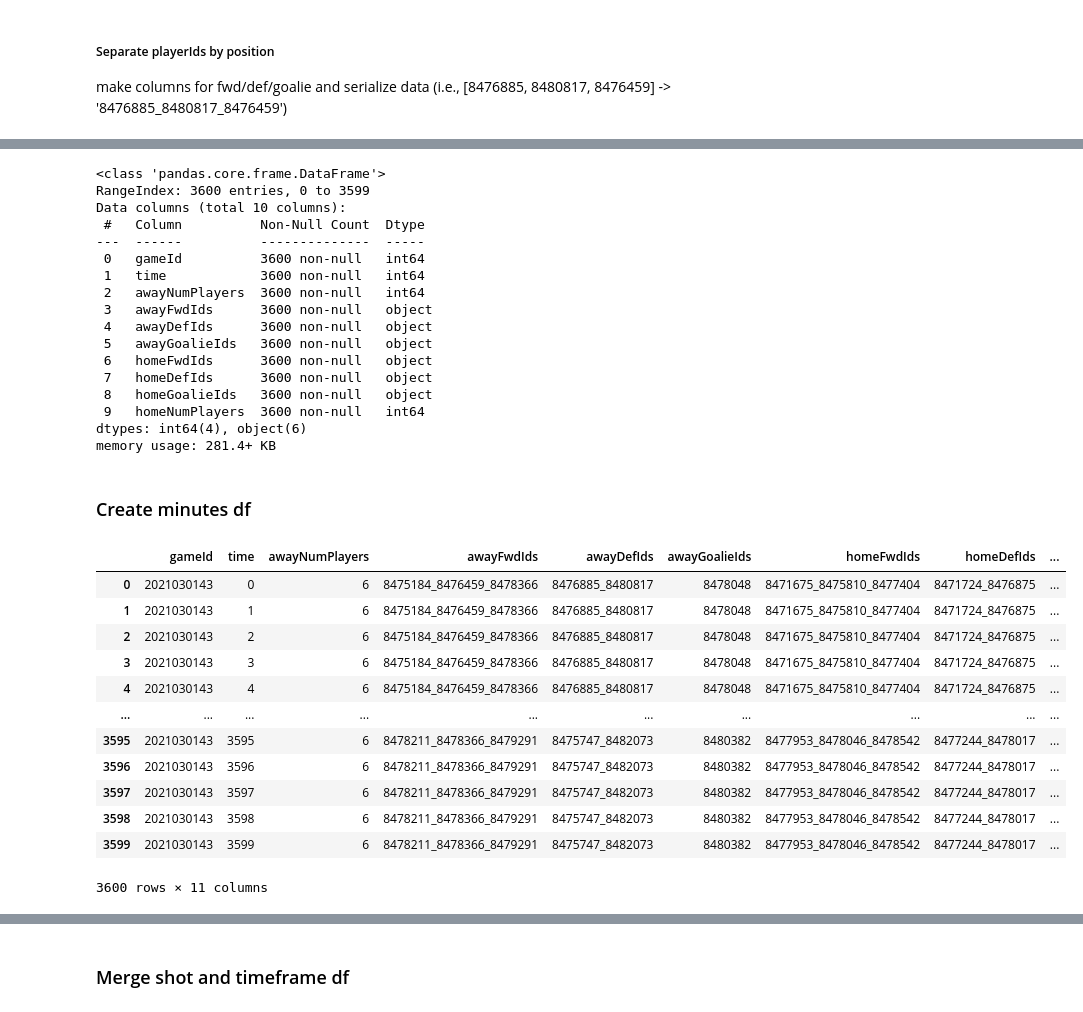
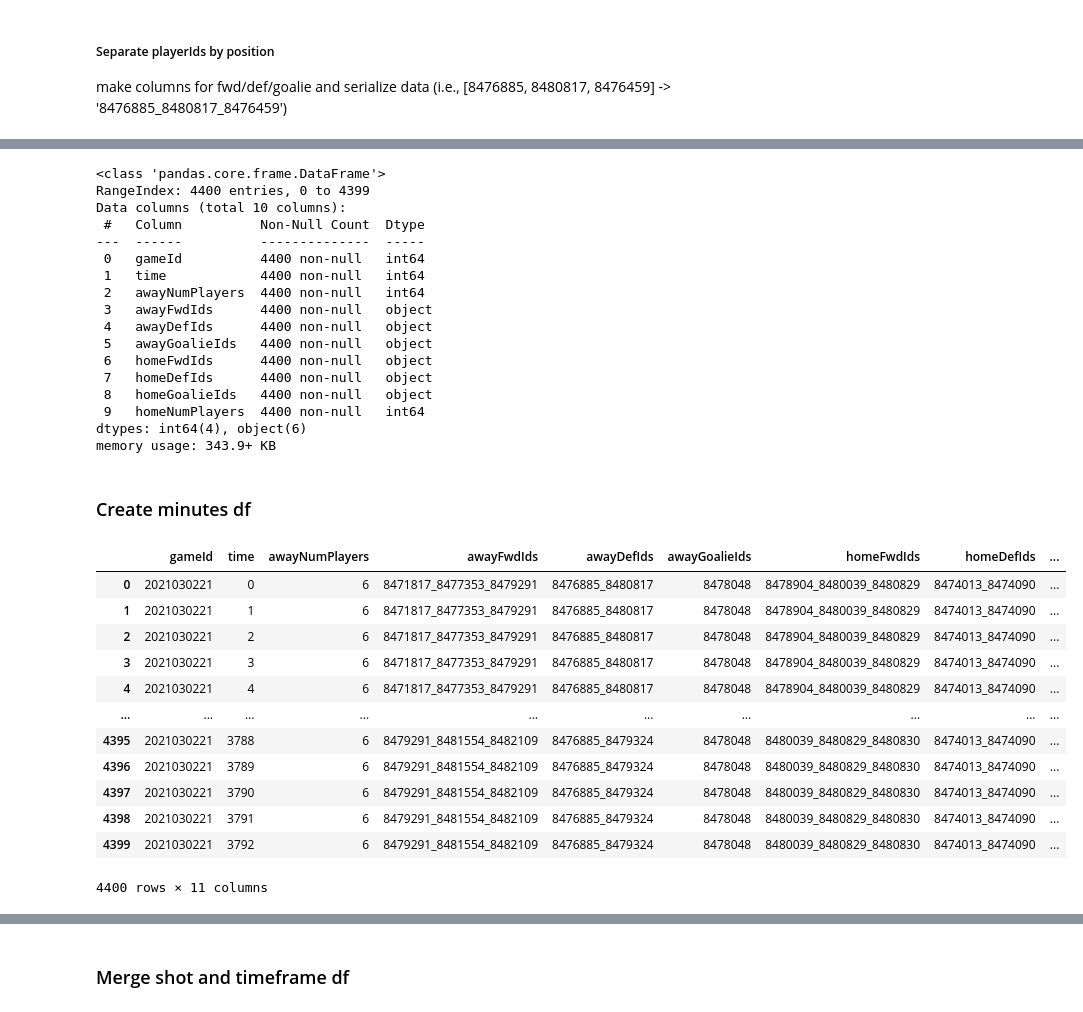
Before and after one commit to shawzy2/nhl_dashboard, a Jupyter notebook: notebook/scrape/events_miner.ipynb, the cells around one changed output, grey strips where cells are left out. Cells and saved outputs as stored; diff of their text form; code cells hidden in the pictures.

```diff
--- a/notebook/scrape/events_miner.ipynb
+++ b/notebook/scrape/events_miner.ipynb
@@ -22,7 +22,7 @@ for g in d['dates'][0]['games']:
     print(g['gamePk'])
 
 # set gameId to the rangers game for now
-gameId = 2021030143
+gameId = 2021030221
 gameId
 # %% [output]
 2021030113
@@ -298,14 +323,16 @@ start_time = shifts[0]['start']
 line_list = []
 line_shifts = []
 i = 0
+more_shifts = True
 
-while i < len(shifts)-1: #and shifts[i]['teamId'] == 6:
+while more_shifts and i < len(shifts): #and shifts[i]['teamId'] == 6:
     # add players starting shift
     while start_time == shifts[i]['start']:
         line_list.append(shifts[i])
         i += 1
         if i == len(shifts):
             i -= 1 # at the end of shifts data for this game
+            more_shifts = False
             break
 
     # figure out the time when the next player is getting on/off the ice
@@ -354,6 +375,11 @@ for s in away_shifts:
             'awayPlayerIds': s['playerIds'],
             'time': i
         })
+    # add last second (fixes overtime goals that don't get recorded)
+    away_shifts_frames.append({
+        'awayPlayerIds': s['playerIds'],
+        'time': i+1
+    })
 
 home_shifts = [s for s in line_shifts if s['teamId']==homeTeamId]
 home_shifts_frames = []
@@ -363,3 +389,8 @@ for s in home_shifts:
             'homePlayerIds': s['playerIds'],
             'time': i
         })
+    # add last second (fixes overtime goals that don't get recorded)
+    home_shifts_frames.append({
+            'homePlayerIds': s['playerIds'],
+            'time': i+1
+    })
@@ -424,57 +484,59 @@ df.head()
 df.info()
 # %% [output]
 <class 'pandas.core.frame.DataFrame'>
-RangeIndex: 3600 entries, 0 to 3599
+RangeIndex: 4400 entries, 0 to 4399
 Data columns (total 10 columns):
  #   Column          Non-Null Count  Dtype
 ---  ------          --------------  -----
- 0   gameId          3600 non-null   int64
- 1   time            3600 non-null   int64
- 2   awayNumPlayers  3600 non-null   int64
- 3   awayFwdIds      3600 non-null   object
- 4   awayDefIds      3600 non-null   object
- 5   awayGoalieIds   3600 non-null   object
- 6   homeFwdIds      3600 non-null   object
- 7   homeDefIds      3600 non-null   object
- 8   homeGoalieIds   3600 non-null   object
- 9   homeNumPlayers  3600 non-null   int64
+ 0   gameId          4400 non-null   int64
+ 1   time            4400 non-null   int64
+ 2   awayNumPlayers  4400 non-null   int64
+ 3   awayFwdIds      4400 non-null   object
+ 4   awayDefIds      4400 non-null   object
+ 5   awayGoalieIds   4400 non-null   object
+ 6   homeFwdIds      4400 non-null   object
+ 7   homeDefIds      4400 non-null   object
+ 8   homeGoalieIds   4400 non-null   object
+ 9   homeNumPlayers  4400 non-null   int64
 dtypes: int64(4), object(6)
-memory usage: 281.4+ KB
+memory usage: 343.9+ KB
 # %% [markdown]
 ### Create minutes df
 # %%
 # compute scenario of each timeframe
 numHome = df['homeNumPlayers']
 numAway = df['awayNumPlayers']
 df['scenario'] = np.where((numHome==6) & (numAway==6), '5on5',
                          np.where((numHome==6) & (numAway==5), '5on4',
                                  np.where((numHome==5) & (numAway==6), '5on4',
                                          np.where((numHome==5) & (numAway==5), '4on4',
                                                  np.where((numHome==5) & (numAway==4), '4on3',
-                                                         np.where((numHome==4) & (numAway==5), '4on3', '3on3')
+                                                         np.where((numHome==4) & (numAway==5), '4on3',
+                                                                 np.where((numHome==4) & (numAway==4), '3on3', 'other')
+                                                                 )
                                                          )
                                                  )
                                          )
                                  )
                          )
 df['scenario'] = np.where((df['awayGoalieIds'].str.len()<7) | (df['homeGoalieIds'].str.len()<7),
                           'emptyNet',
                           df['scenario'])
 df
 # %% [output]
 |  | gameId | time | awayNumPlayers | awayFwdIds | awayDefIds | awayGoalieIds | homeFwdIds | homeDefIds | ... |
-| 0 | 2021030143 | 0 | 6 | 8475184_8476459_8478366 | 8476885_8480817 | 8478048 | 8471675_8475810_8477404 | 8471724_8476875 | ... |
-| 1 | 2021030143 | 1 | 6 | 8475184_8476459_8478366 | 8476885_8480817 | 8478048 | 8471675_8475810_8477404 | 8471724_8476875 | ... |
-| 2 | 2021030143 | 2 | 6 | 8475184_8476459_8478366 | 8476885_8480817 | 8478048 | 8471675_8475810_8477404 | 8471724_8476875 | ... |
-| 3 | 2021030143 | 3 | 6 | 8475184_8476459_8478366 | 8476885_8480817 | 8478048 | 8471675_8475810_8477404 | 8471724_8476875 | ... |
-| 4 | 2021030143 | 4 | 6 | 8475184_8476459_8478366 | 8476885_8480817 | 8478048 | 8471675_8475810_8477404 | 8471724_8476875 | ... |
+| 0 | 2021030221 | 0 | 6 | 8471817_8477353_8479291 | 8476885_8480817 | 8478048 | 8478904_8480039_8480829 | 8474013_8474090 | ... |
+| 1 | 2021030221 | 1 | 6 | 8471817_8477353_8479291 | 8476885_8480817 | 8478048 | 8478904_8480039_8480829 | 8474013_8474090 | ... |
+| 2 | 2021030221 | 2 | 6 | 8471817_8477353_8479291 | 8476885_8480817 | 8478048 | 8478904_8480039_8480829 | 8474013_8474090 | ... |
+| 3 | 2021030221 | 3 | 6 | 8471817_8477353_8479291 | 8476885_8480817 | 8478048 | 8478904_8480039_8480829 | 8474013_8474090 | ... |
+| 4 | 2021030221 | 4 | 6 | 8471817_8477353_8479291 | 8476885_8480817 | 8478048 | 8478904_8480039_8480829 | 8474013_8474090 | ... |
 | ... | ... | ... | ... | ... | ... | ... | ... | ... | ... |
-| 3595 | 2021030143 | 3595 | 6 | 8478211_8478366_8479291 | 8475747_8482073 | 8480382 | 8477953_8478046_8478542 | 8477244_8478017 | ... |
-| 3596 | 2021030143 | 3596 | 6 | 8478211_8478366_8479291 | 8475747_8482073 | 8480382 | 8477953_8478046_8478542 | 8477244_8478017 | ... |
-| 3597 | 2021030143 | 3597 | 6 | 8478211_8478366_8479291 | 8475747_8482073 | 8480382 | 8477953_8478046_8478542 | 8477244_8478017 | ... |
-| 3598 | 2021030143 | 3598 | 6 | 8478211_8478366_8479291 | 8475747_8482073 | 8480382 | 8477953_8478046_8478542 | 8477244_8478017 | ... |
-| 3599 | 2021030143 | 3599 | 6 | 8478211_8478366_8479291 | 8475747_8482073 | 8480382 | 8477953_8478046_8478542 | 8477244_8478017 | ... |
+| 4395 | 2021030221 | 3788 | 6 | 8479291_8481554_8482109 | 8476885_8479324 | 8478048 | 8480039_8480829_8480830 | 8474013_8474090 | ... |
+| 4396 | 2021030221 | 3789 | 6 | 8479291_8481554_8482109 | 8476885_8479324 | 8478048 | 8480039_8480829_8480830 | 8474013_8474090 | ... |
+| 4397 | 2021030221 | 3790 | 6 | 8479291_8481554_8482109 | 8476885_8479324 | 8478048 | 8480039_8480829_8480830 | 8474013_8474090 | ... |
+| 4398 | 2021030221 | 3791 | 6 | 8479291_8481554_8482109 | 8476885_8479324 | 8478048 | 8480039_8480829_8480830 | 8474013_8474090 | ... |
+| 4399 | 2021030221 | 3792 | 6 | 8479291_8481554_8482109 | 8476885_8479324 | 8478048 | 8480039_8480829_8480830 | 8474013_8474090 | ... |
-3600 rows × 11 columns
+4400 rows × 11 columns
 # %%
 df[df['scenario']=='emptyNet']
 # %% [output]
```
Also changed, not shown: parts of 34 cells of this notebook, 11 other files.
